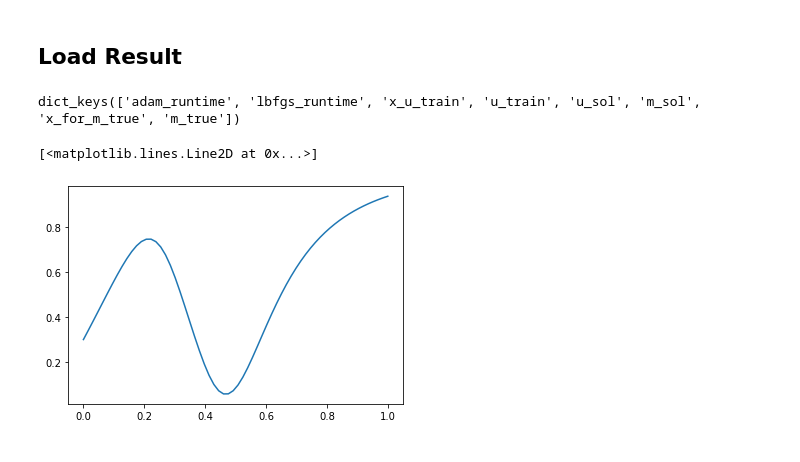
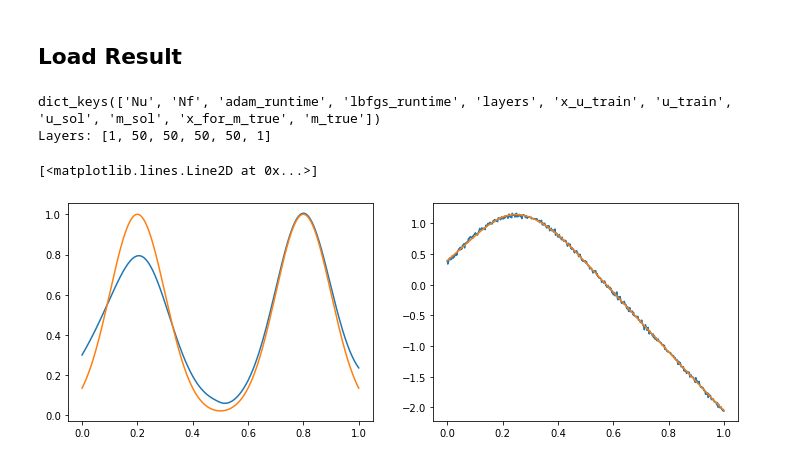
Before and after one commit to aho38/Pytorch-PINN-Marine-Lake, a Jupyter notebook: Model_Discovery/lake_model_Helm.ipynb, the cells around one changed output. Saved outputs shown, nothing was run; the diff lists cells and outputs as text; code cells hidden in the pictures.

```diff
--- a/Model_Discovery/lake_model_Helm.ipynb
+++ b/Model_Discovery/lake_model_Helm.ipynb
@@ -158,7 +185,9 @@ class PINN(nn.Module):
 
         # Compute f (similar to TensorFlow implementation)
         u_f_pred_grads = torch.autograd.grad(u_f_pred, x_f, grad_outputs=torch.ones_like(u_f_pred), retain_graph=True, create_graph=True)[0]
-        u_f_pred_xx = torch.autograd.grad(torch.exp(m_pred) * u_f_pred_grads, x_f, grad_outputs=torch.ones_like(u_f_pred_grads[:,[0]]), create_graph=True)[0]
+        print('ux', u_f_pred_grads.shape)
+        u_f_pred_xx = torch.autograd.grad(torch.exp(m_pred) * u_f_pred_grads, x_f, grad_outputs=torch.ones_like(u_f_pred_grads[:,[0]]),retain_graph=True, create_graph=True)[0]
+        print('uxx', u_f_pred_xx.shape)
         # u_f_pred_xx = torch.autograd.grad(u_f_pred_grads, x_f, grad_outputs=torch.ones_like(u_f_pred_grads[:,[0]]), create_graph=True)[0]
         # m_f_pred_grads = torch.autograd.grad(m_pred, x_f, grad_outputs=torch.ones_like(m_pred), create_graph=True)[0]
 
@@ -195,7 +224,7 @@ class PINN(nn.Module):
                 self.best_model = deepcopy(self.state_dict())
                 self.best_u, self.best_m = self.forward(x_u)
 
-            if (epoch+1) % 5000 == 0: # Print the loss every 100 epochs
+            if (epoch+1) % 500 == 0: # Print the loss every 100 epochs
                 end_time = time.time()
                 print(f"Epoch {(epoch+1)}, loss_misfit: {loss_u.item():1.2e}, loss_f: {loss_f.item():1.2e}, loss: {loss.item():1.2e}, run time: {end_time - start_time}s")
                 start_time = time.time()
@@ -467,4 +486,0 @@ with open(result_json,'r') as f:
-# %%
-result_dict.keys()
-# %% [output]
-dict_keys(['adam_runtime', 'lbfgs_runtime', 'x_u_train', 'u_train', 'u_sol', 'm_sol', 'x_for_m_true', 'm_true'])
@@ -471,12 +510,24 @@ dict_keys(['adam_runtime', 'lbfgs_runtime', 'x_u_train', 'u_train', 'u_sol', 'm_
+# %%
+print(result_dict.keys())
+print('Layers:',result_dict['layers'])
+# %% [output]
+dict_keys(['Nu', 'Nf', 'adam_runtime', 'lbfgs_runtime', 'layers', 'x_u_train', 'u_train', 'u_sol', 'm_sol', 'x_for_m_true', 'm_true'])
+Layers: [1, 50, 50, 50, 50, 1]
 # %%
 m_true = result_dict['m_true']
 x_m_true = result_dict['x_for_m_true']
 
 m_sol = result_dict['m_sol']
 u_sol = result_dict['u_sol']
+u_train = result_dict['u_train']
 x_u_train = result_dict['x_u_train']
-# %%
-plt.plot(x_u_train, m_sol)
-# %% [output]
-[<matplotlib.lines.Line2D at 0x...>]
-[figure, removed]
+# %%
+fig, ax = plt.subplots(1,2,figsize=(12,4))
+ax[0].plot(x_u_train, m_sol)
+ax[0].plot(x_m_true, m_true)
+
+ax[1].plot(x_u_train, u_train)
+ax[1].plot(x_u_train, u_sol)
+# %% [output]
+[<matplotlib.lines.Line2D at 0x...>]
+[figure, added]
```
Also changed, not shown: parts of 11 cells of this notebook, 1 other file.
